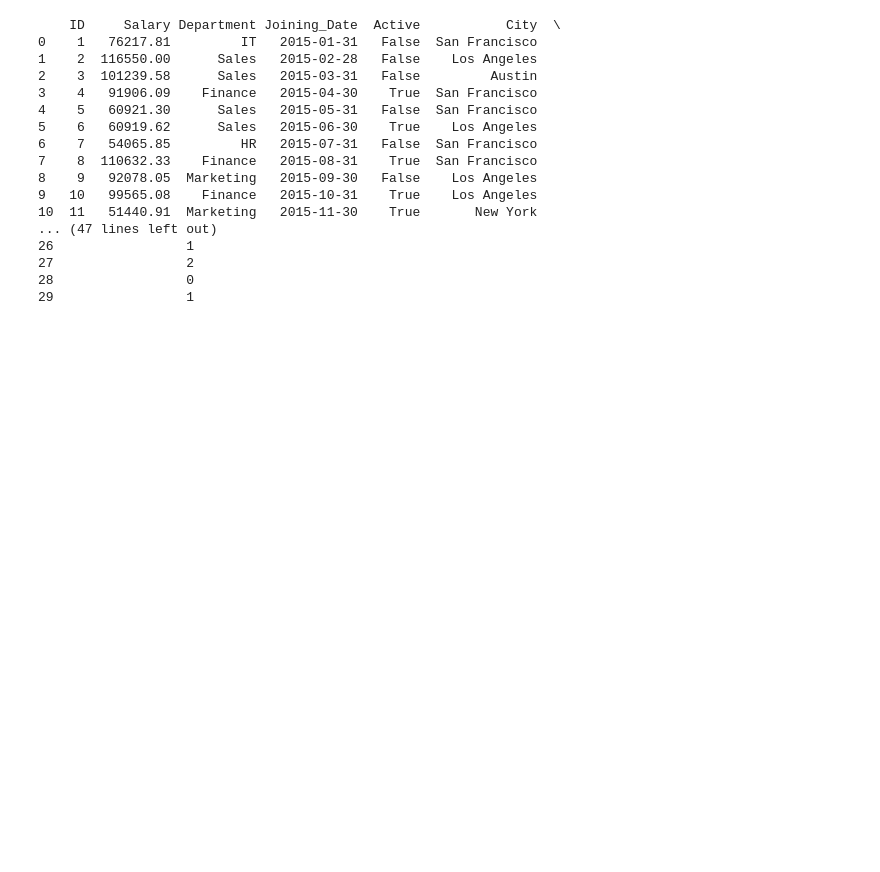
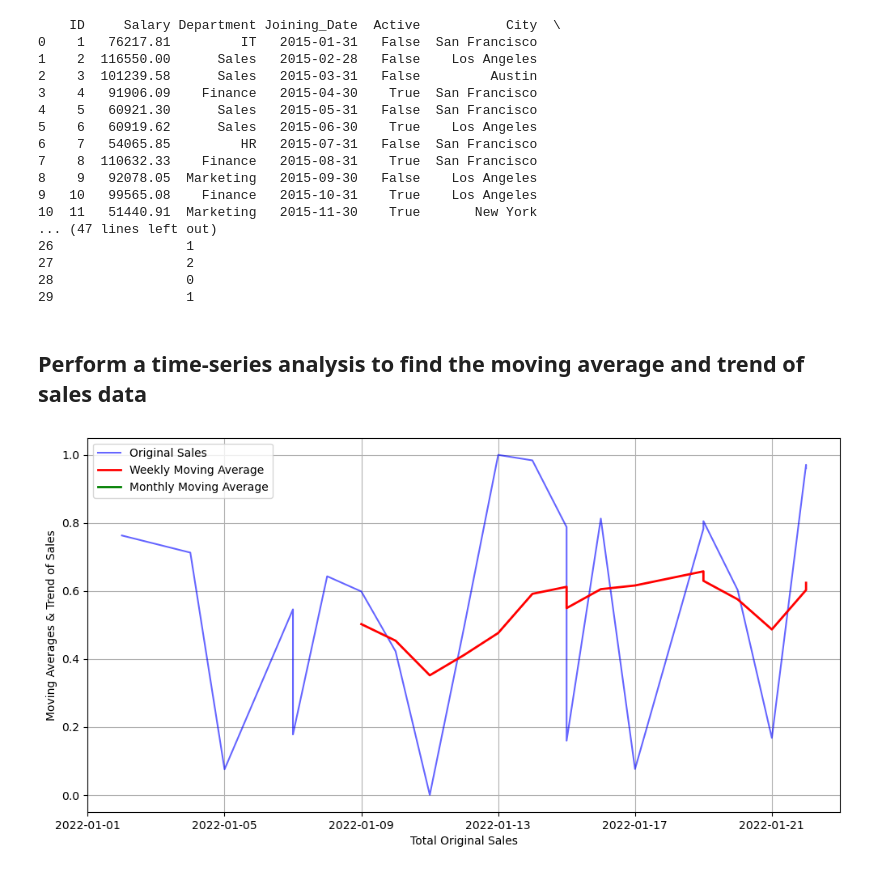
Before and after one commit to G-Arun-Kumar/exploratory-data-analysis, a Jupyter notebook: pandas_practice2.ipynb, the cells around one changed output. Drawn from its saved outputs; the diff is of its cells as text; code cells hidden in the pictures; blank space fills up the shorter version.

```diff
--- a/pandas_practice2.ipynb
+++ b/pandas_practice2.ipynb
@@ -217,3 +228,32 @@ print(fuzzy_duplicates)
 27                 2
 28                 0
 29                 1
+# %% [markdown]
+## Perform a time-series analysis to find the moving average and trend of sales data
+# %%
+# Let's copy the data from 'df' dataset
+df_time_series = df.copy()
+
+# Convert the date field to datetime format
+df_time_series['date'] = pd.to_datetime(df_time_series['date'])
+
+# Set the date as index for time-series analysis
+df_time_series.set_index('date', inplace=True)
+
+# Let's create 2 moving averages (weekly & monthly) column
+df_time_series['weekly_MA'] = df_time_series['total_sales'].rolling(window=7).mean()
+df_time_series['monthly_MA'] = df_time_series['total_sales'].rolling(window=30).mean()
+
+# Let's plot it using matplotlib
+plt.figure(figsize=(12,6))
+plt.plot(df_time_series['total_sales'], label='Original Sales', color='blue', alpha=0.6)
+plt.plot(df_time_series['weekly_MA'], label='Weekly Moving Average', color='red', linewidth=2)
+plt.plot(df_time_series['monthly_MA'], label='Monthly Moving Average', color='green', linewidth=2)
+
+plt.xlabel('Total Original Sales')
+plt.ylabel('Moving Averages & Trend of Sales')
+plt.legend()
+plt.grid(True)
+plt.show()
+# %% [output]
+[figure, added]
```
Also changed, not shown: parts of 5 cells of this notebook.
